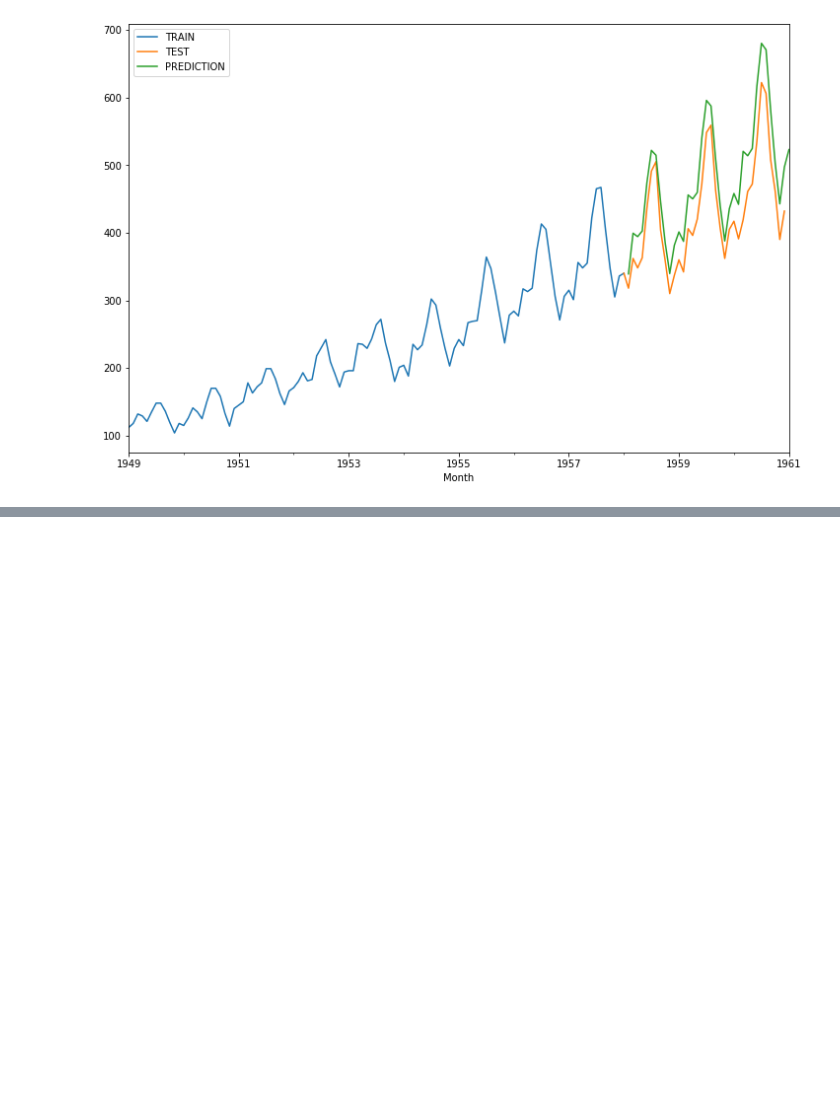
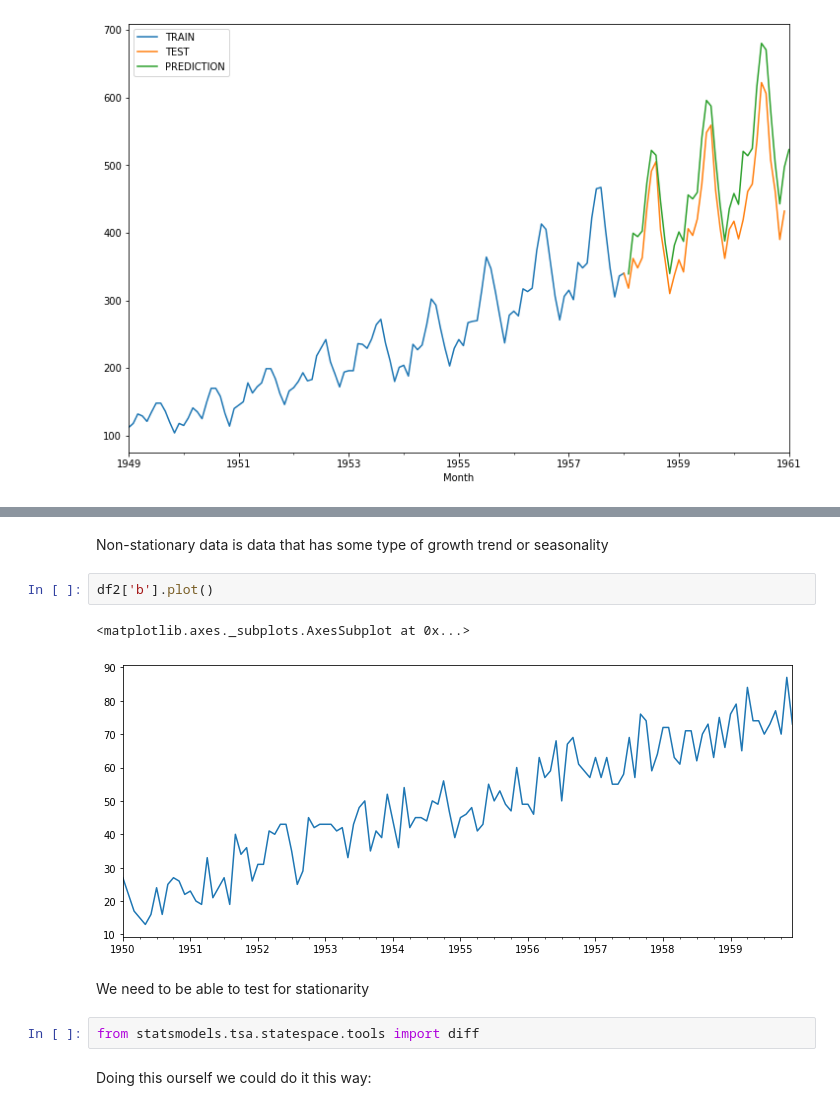
Before and after one commit to christianthieme/Python-for-Time-Series-Data-Analysis, a Jupyter notebook: Pandas for Time Series Analysis.ipynb, the cells around one changed output, grey strips where cells are left out. Drawn from its saved outputs; the diff is of its cells as text; blank space fills up the shorter version.

```diff
--- a/Pandas for Time Series Analysis.ipynb
+++ b/Pandas for Time Series Analysis.ipynb
@@ -684,0 +748,13 @@ test_predictions.plot(legend=True, label = 'PREDICTION', figsize = (12,8))
+# %% [markdown]
+Non-stationary data is data that has some type of growth trend or seasonality
+# %%
+df2['b'].plot()
+# %% [output]
+<matplotlib.axes._subplots.AxesSubplot at 0x...>
+[figure, added]
+# %% [markdown]
+We need to be able to test for stationarity
+# %%
+from statsmodels.tsa.statespace.tools import diff
+# %% [markdown]
+Doing this ourself we could do it this way:
```
Also changed, not shown: parts of 21 cells of this notebook.
